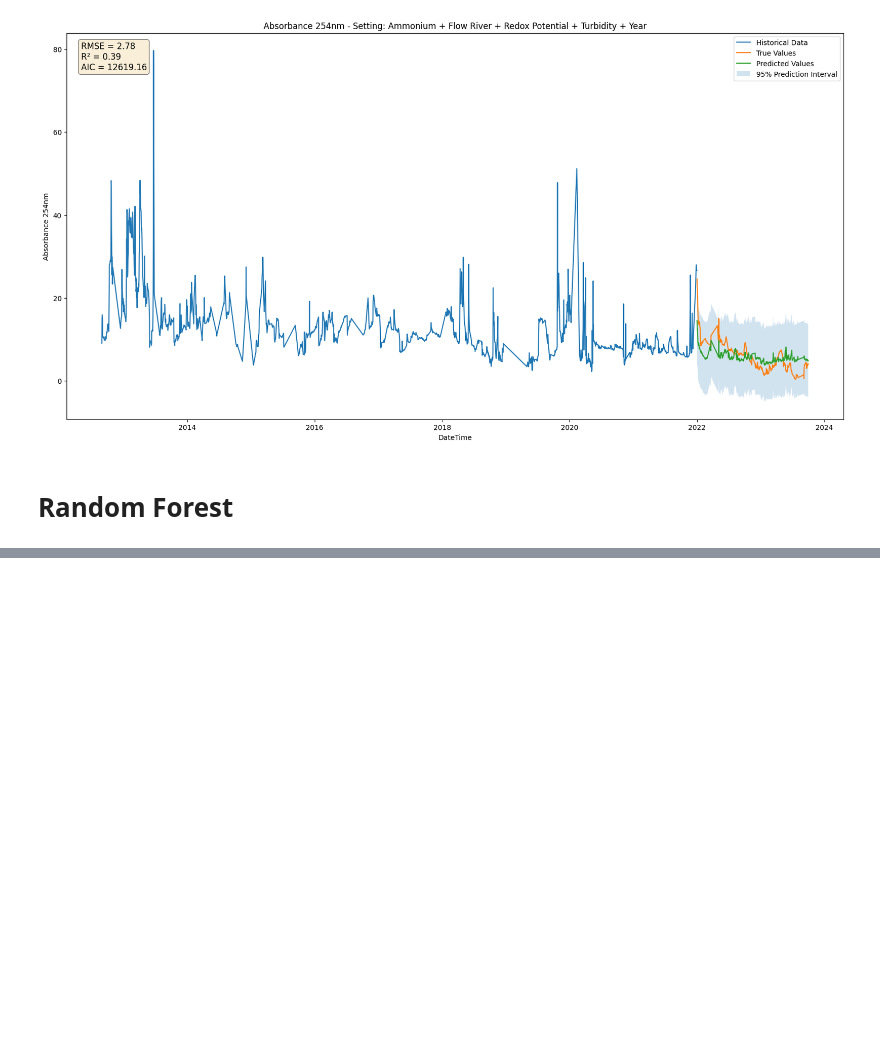
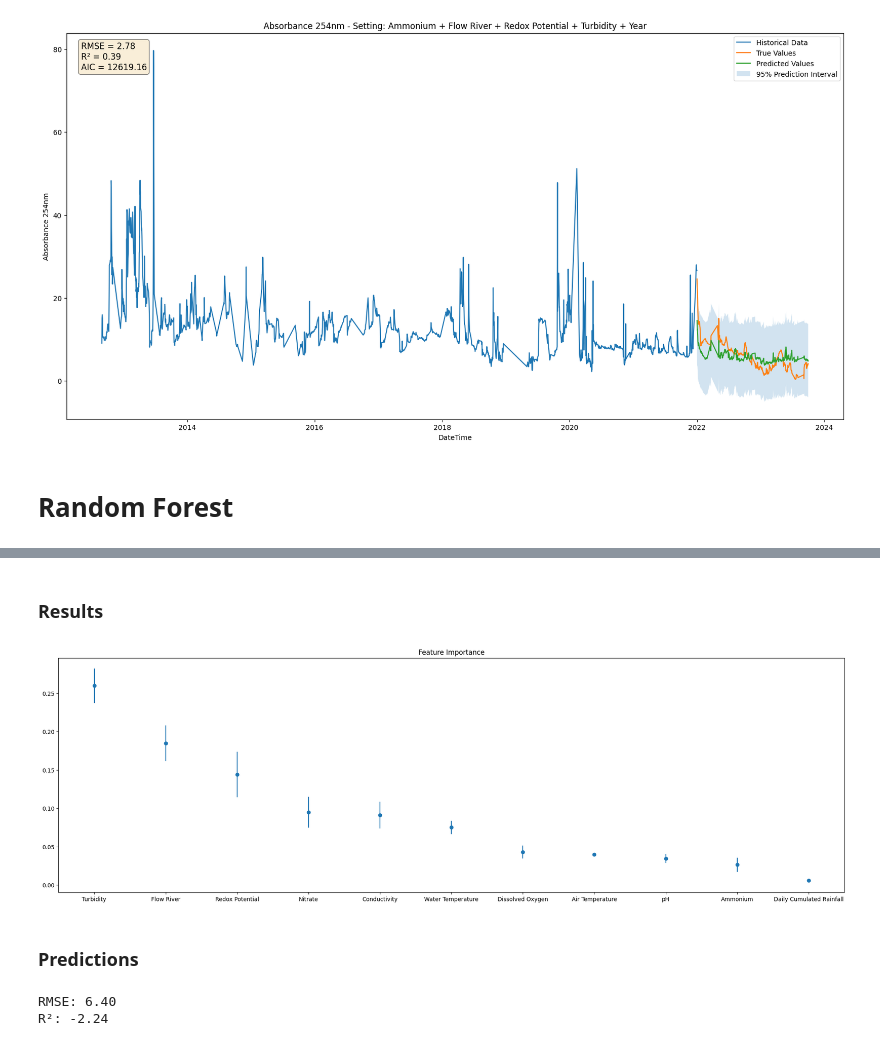
Before and after one commit to MassimilianoArca/climate-change, a Jupyter notebook: climate_change/modeling/all_variables.ipynb, the cells around one changed output, grey strips where cells are left out. Drawn from its saved outputs; the diff is of its cells as text; code cells hidden in the pictures; blank space fills up the shorter version.

```diff
--- a/climate_change/modeling/all_variables.ipynb
+++ b/climate_change/modeling/all_variables.ipynb
@@ -446,0 +493,17 @@ plt.show()
+# %%
+# split data such that 2022 and 2023 are test data
+X_train = X[X['DateTime'] < '2022-01-01']
+X_test = X[X['DateTime'] >= '2022-01-01']
+
+y_train = y[y['DateTime'] < '2022-01-01']
+y_test = y[y['DateTime'] >= '2022-01-01']
+# %%
+X_train_fit = X_train[X_train.columns.difference(['DateTime'])]
+X_test_fit = X_test[X_test.columns.difference(['DateTime'])]
+
+y_train_fit = y_train[y_train.columns.difference(['DateTime'])]
+y_test_fit = y_test[y_test.columns.difference(['DateTime'])]
+# %%
+scaler = StandardScaler()
+X_train_fit = scaler.fit_transform(X_train_fit)
+X_test_fit = scaler.transform(X_test_fit)
@@ -446,0 +519,6 @@ plt.show()
+# %%
+rf_model = RandomForestQuantileRegressor(n_estimators=20, max_features='log2', max_depth=7, random_state=42)
+
+cv = KFold(n_splits=10)
+
+rf_ensemble = cross_validate(rf_model, X_train_fit, y_train_fit.values.flatten(), cv=cv, scoring='neg_mean_squared_error', return_estimator=True, return_train_score=True)
@@ -446,0 +540,20 @@ plt.show()
+# %% [markdown]
+### Results
+# %%
+# show the importance of each feature in the model
+feature_importance = pd.DataFrame()
+feature_importance['feature'] = X_train.columns.difference(['DateTime'])
+feature_importance['importance_mean'] = np.mean([estimator.feature_importances_ for estimator in rf_ensemble['estimator']], axis=0)
+feature_importance['importance_std'] = np.std([estimator.feature_importances_ for estimator in rf_ensemble['estimator']], axis=0)
+
+feature_importance = feature_importance.sort_values(by='importance_mean', ascending=False)
+
+# plot the importance of each feature with the std
+plt.figure(figsize=(25, 7.5))
+plt.errorbar(x=feature_importance['feature'], y=feature_importance['importance_mean'], yerr=feature_importance['importance_std'], fmt='o')
+plt.title('Feature Importance')
+plt.show()
+# %% [output]
+[figure, added]
+# %% [markdown]
+### Predictions
@@ -446,0 +577,9 @@ plt.show()
+# %%
+rmse = np.sqrt(mean_squared_error(y_test_fit, mean_predictions))
+r2 = r2_score(y_test_fit, mean_predictions)
+
+print(f'RMSE: {rmse:.2f}')
+print(f'R\u00b2: {r2:.2f}')
+# %% [output]
+RMSE: 6.40
+R²: -2.24
```
Also changed, not shown: parts of 73 cells of this notebook, 3 other files.
